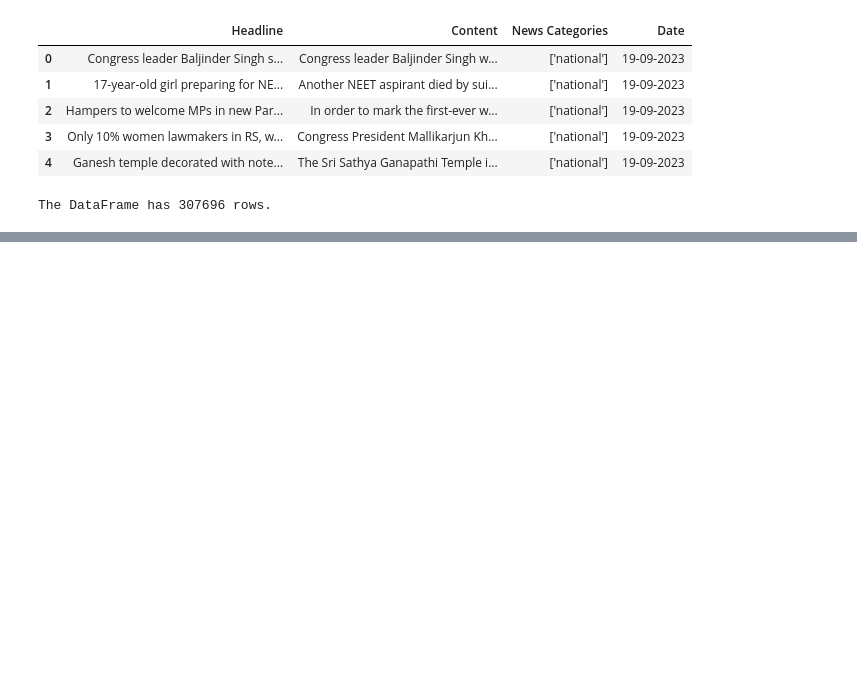
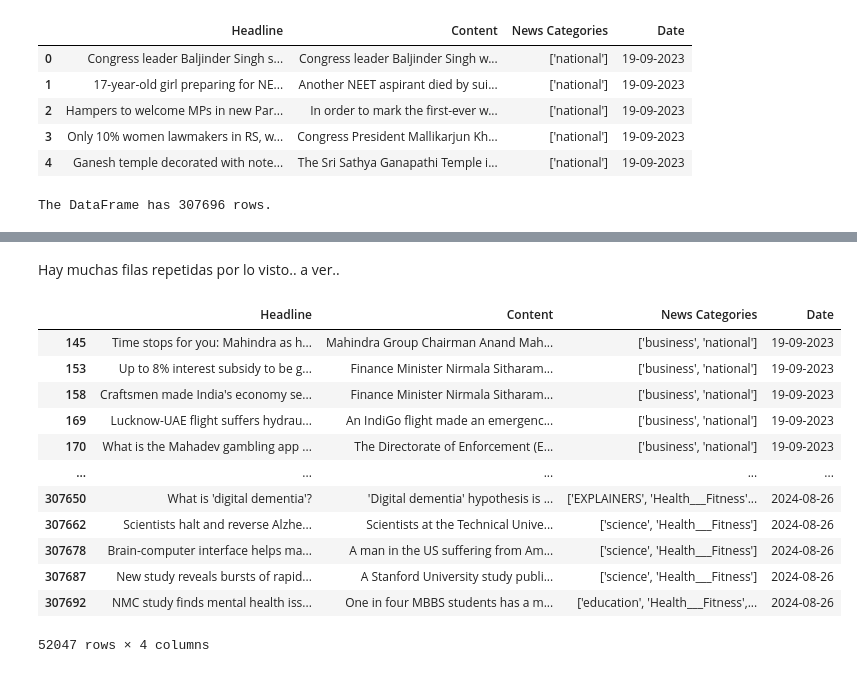
Before and after one commit to rdevia/text_mining_unrn, a Jupyter notebook: Text_mining_clase2.ipynb, the cells around one changed output, grey strips where cells are left out. Cells and saved outputs as stored; diff of their text form; code cells hidden in the pictures; blank space fills up the shorter version.

```diff
--- a/Text_mining_clase2.ipynb
+++ b/Text_mining_clase2.ipynb
@@ -50,0 +73,20 @@ Busquen en internte..
+# %% [markdown]
+Hay muchas filas repetidas por lo visto.. a ver..
+# %%
+# Encontrar filas duplicadas en base a todas las columnas
+duplicate_rows_df = df_news[df_news.duplicated()]
+duplicate_rows_df
+# %% [output]
+|  | Headline | Content | News Categories | Date |
+| 145 | Time stops for you: Mahindra as h... | Mahindra Group Chairman Anand Mah... | ['business', 'national'] | 19-09-2023 |
+| 153 | Up to 8% interest subsidy to be g... | Finance Minister Nirmala Sitharam... | ['business', 'national'] | 19-09-2023 |
+| 158 | Craftsmen made India's economy se... | Finance Minister Nirmala Sitharam... | ['business', 'national'] | 19-09-2023 |
+| 169 | Lucknow-UAE flight suffers hydrau... | An IndiGo flight made an emergenc... | ['business', 'national'] | 19-09-2023 |
+| 170 | What is the Mahadev gambling app ... | The Directorate of Enforcement (E... | ['business', 'national'] | 19-09-2023 |
+| ... | ... | ... | ... | ... |
+| 307650 | What is 'digital dementia'? | 'Digital dementia' hypothesis is ... | ['EXPLAINERS', 'Health___Fitness'... | 2024-08-26 |
+| 307662 | Scientists halt and reverse Alzhe... | Scientists at the Technical Unive... | ['science', 'Health___Fitness'] | 2024-08-26 |
+| 307678 | Brain-computer interface helps ma... | A man in the US suffering from Am... | ['science', 'Health___Fitness'] | 2024-08-26 |
+| 307687 | New study reveals bursts of rapid... | A Stanford University study publi... | ['science', 'Health___Fitness'] | 2024-08-26 |
+| 307692 | NMC study finds mental health iss... | One in four MBBS students has a m... | ['education', 'Health___Fitness',... | 2024-08-26 |
+52047 rows × 4 columns
```
Also changed, not shown: parts of 18 cells of this notebook.
